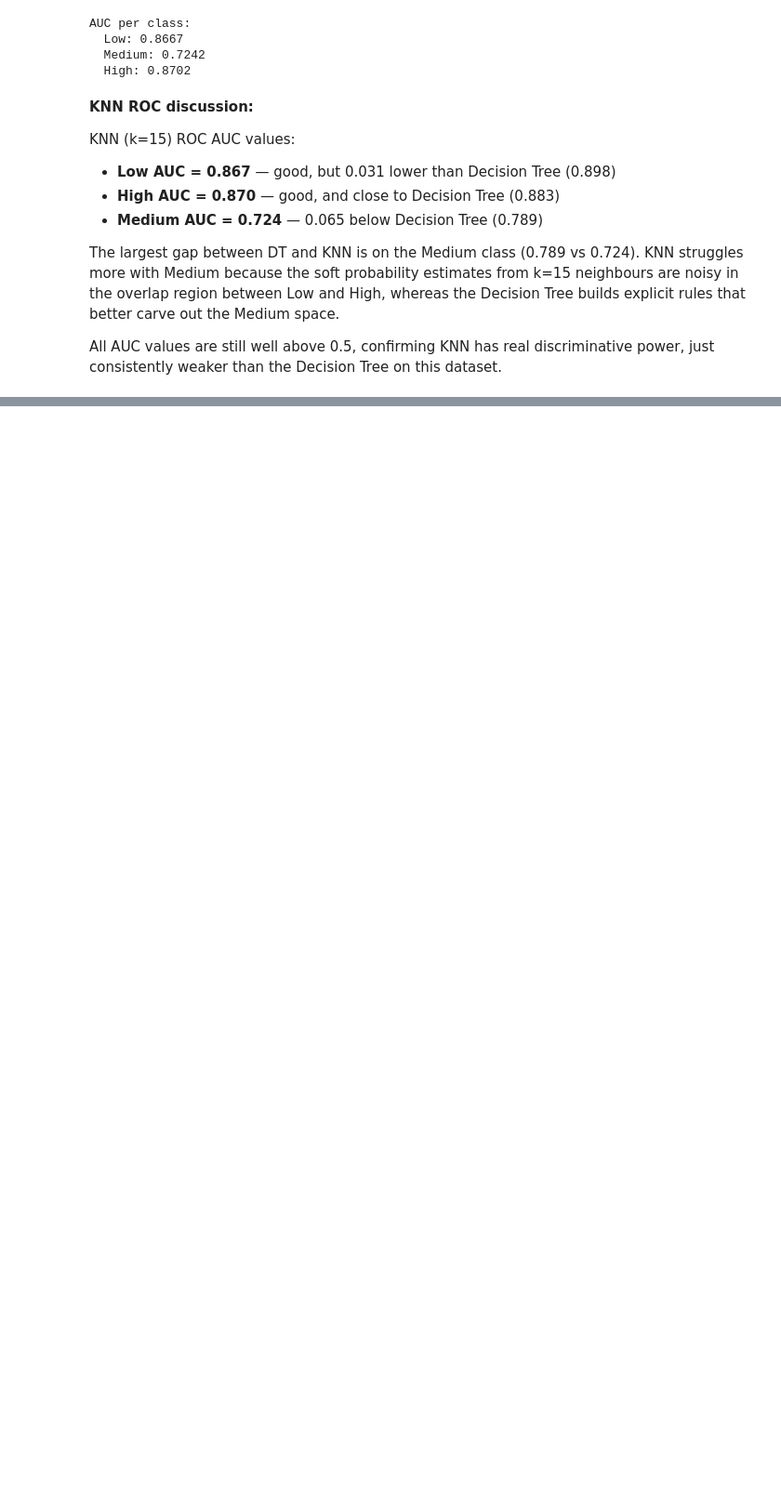
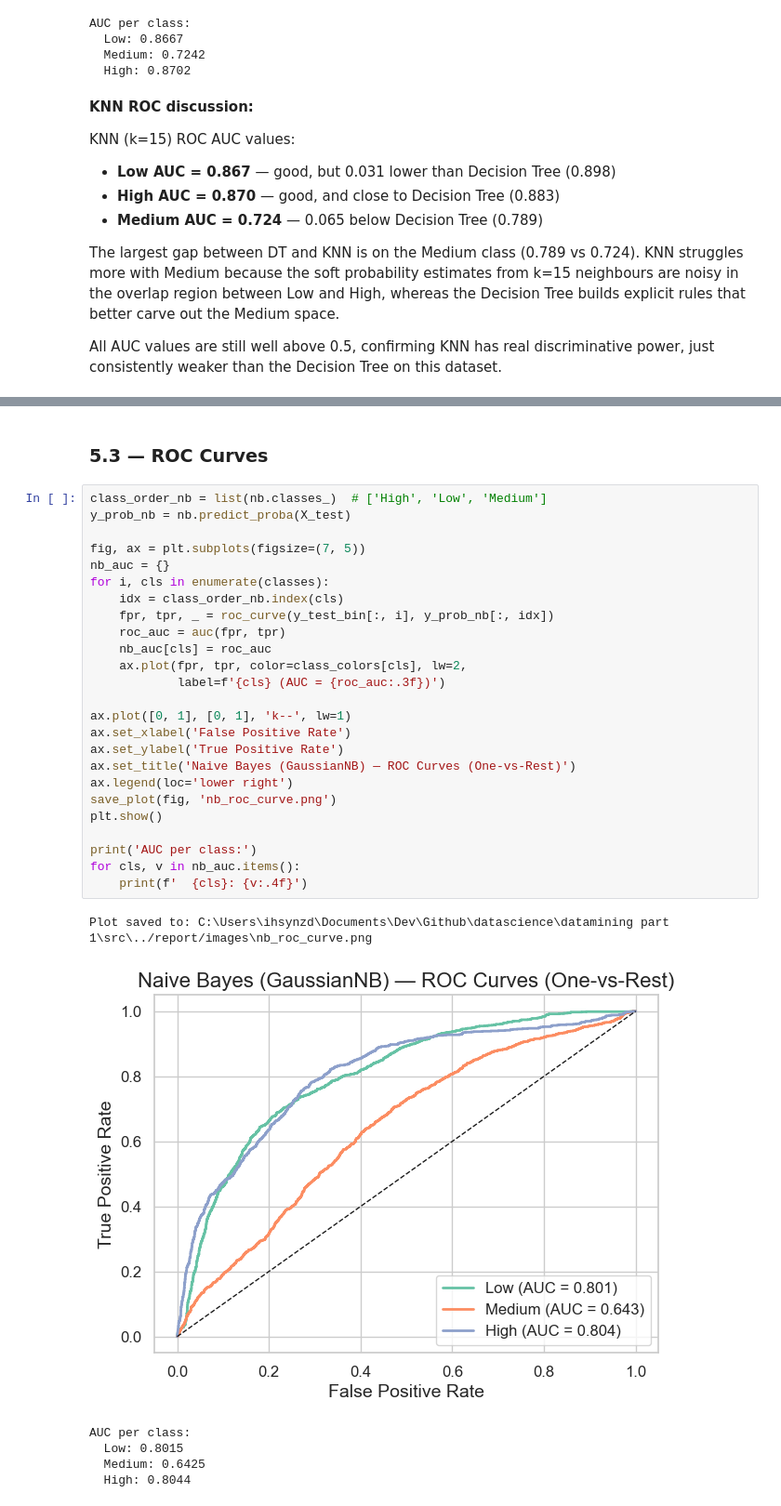
Before and after one commit to ihsynzd14/datamining_exam, a Jupyter notebook: datamining part 1/notebooks/03_classification_regression.ipynb, the cells around one changed output, grey strips where cells are left out. Shown at 93% size. Saved outputs shown, nothing was run; the diff lists cells and outputs as text; blank space fills up the shorter version.

```diff
--- a/datamining part 1/notebooks/03_classification_regression.ipynb
+++ b/datamining part 1/notebooks/03_classification_regression.ipynb
@@ -785,0 +942,34 @@ just consistently weaker than the Decision Tree on this dataset.
+# %% [markdown]
+### 5.3 — ROC Curves
+# %%
+class_order_nb = list(nb.classes_)  # ['High', 'Low', 'Medium']
+y_prob_nb = nb.predict_proba(X_test)
+
+fig, ax = plt.subplots(figsize=(7, 5))
+nb_auc = {}
+for i, cls in enumerate(classes):
+    idx = class_order_nb.index(cls)
+    fpr, tpr, _ = roc_curve(y_test_bin[:, i], y_prob_nb[:, idx])
+    roc_auc = auc(fpr, tpr)
+    nb_auc[cls] = roc_auc
+    ax.plot(fpr, tpr, color=class_colors[cls], lw=2,
+            label=f'{cls} (AUC = {roc_auc:.3f})')
+
+ax.plot([0, 1], [0, 1], 'k--', lw=1)
+ax.set_xlabel('False Positive Rate')
+ax.set_ylabel('True Positive Rate')
+ax.set_title('Naive Bayes (GaussianNB) — ROC Curves (One-vs-Rest)')
+ax.legend(loc='lower right')
+save_plot(fig, 'nb_roc_curve.png')
+plt.show()
+
+print('AUC per class:')
+for cls, v in nb_auc.items():
+    print(f'  {cls}: {v:.4f}')
+# %% [output]
+Plot saved to: C:\Users\ihsynzd\Documents\Dev\Github\datascience\datamining part 1\src\../report/images\nb_roc_curve.png
+[figure, added]
+AUC per class:
+  Low: 0.8015
+  Medium: 0.6425
+  High: 0.8044
```
Also changed, not shown: parts of 8 cells of this notebook, 2 other files.
